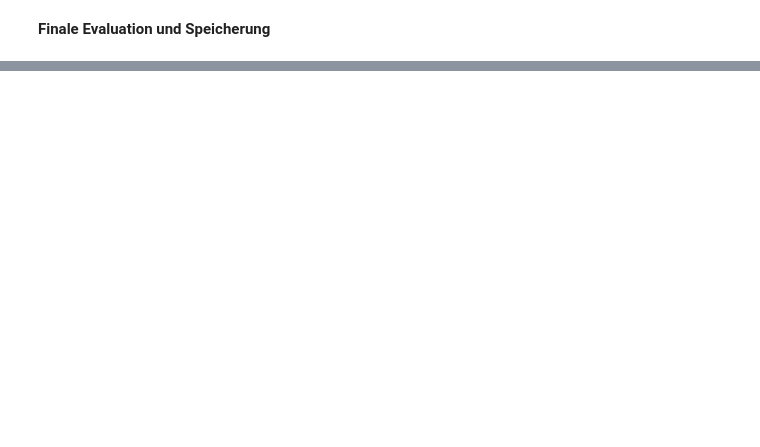
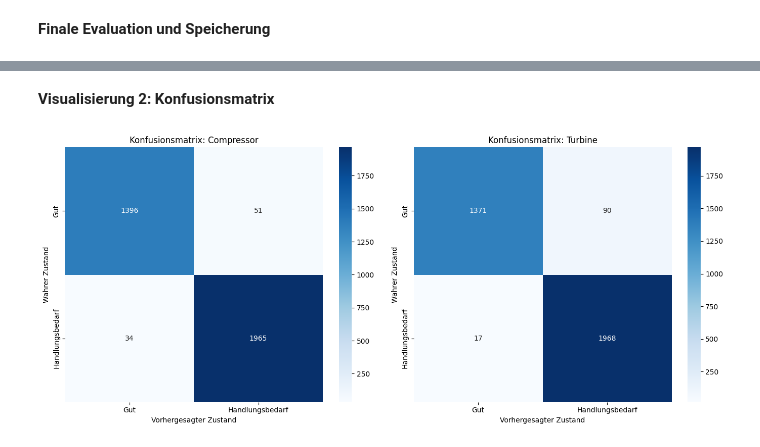
Before and after one commit to IAmBlindNotDeaf/Gas-Turbine-Degradation-Prediction, a Jupyter notebook: notebooks/04_final_model.ipynb, the cells around one changed output, grey strips where cells are left out. Drawn from its saved outputs; the diff is of its cells as text; code cells hidden in the pictures; blank space fills up the shorter version.

```diff
--- a/notebooks/04_final_model.ipynb
+++ b/notebooks/04_final_model.ipynb
@@ -141,0 +198,20 @@ R2 Score: 0.9659
+# %% [markdown]
+**Visualisierung 2: Konfusionsmatrix**
+# %%
+fig, axes = plt.subplots(1, 2, figsize=(14, 6))
+labels = ['Gut', 'Handlungsbedarf']
+
+for i, comp in enumerate(['compressor', 'turbine']):
+    ax = axes[i]
+    cm = confusion_matrix(true_states[comp], predicted_states[comp], labels=labels)
+
+    sns.heatmap(cm, annot=True, fmt='d', cmap='Blues', xticklabels=labels, yticklabels=labels, ax=ax)
+
+    ax.set_title(f'Konfusionsmatrix: {comp.capitalize()}')
+    ax.set_xlabel('Vorhergesagter Zustand')
+    ax.set_ylabel('Wahrer Zustand')
+
+plt.tight_layout()
+plt.show()
+# %% [output]
+[figure, added]
```
Also changed, not shown: parts of 7 cells of this notebook.
